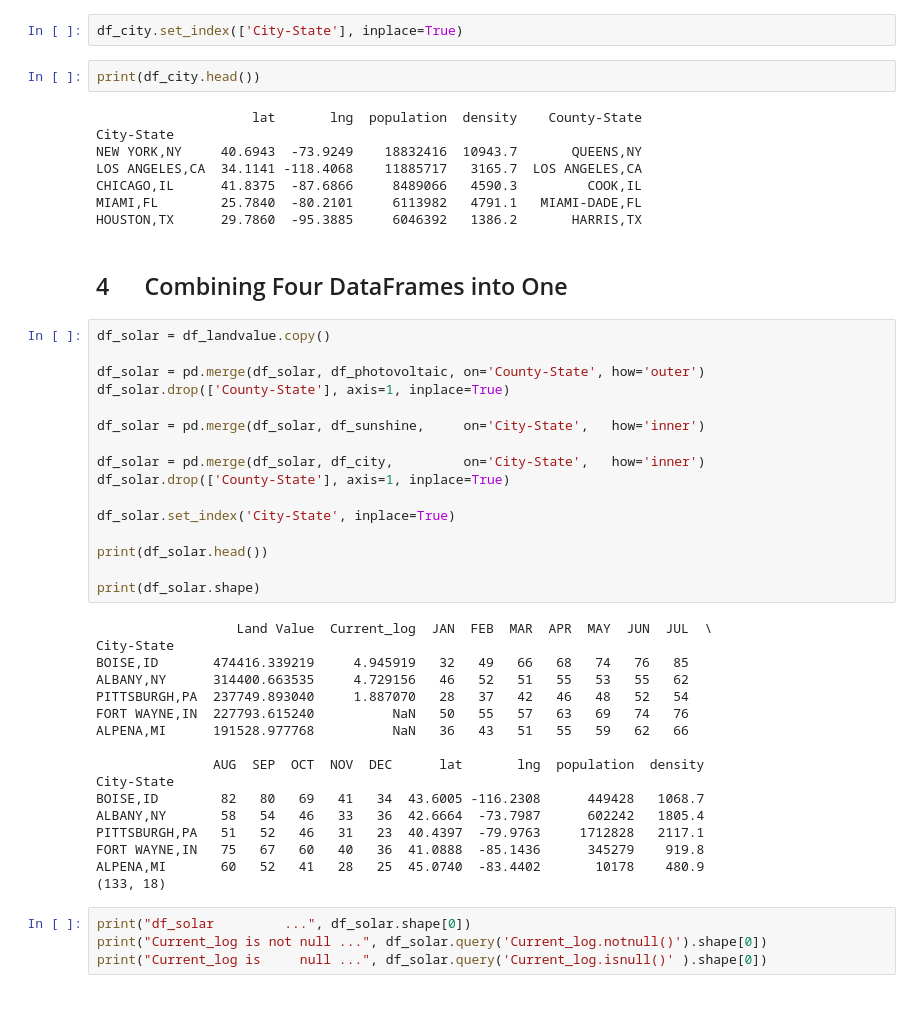
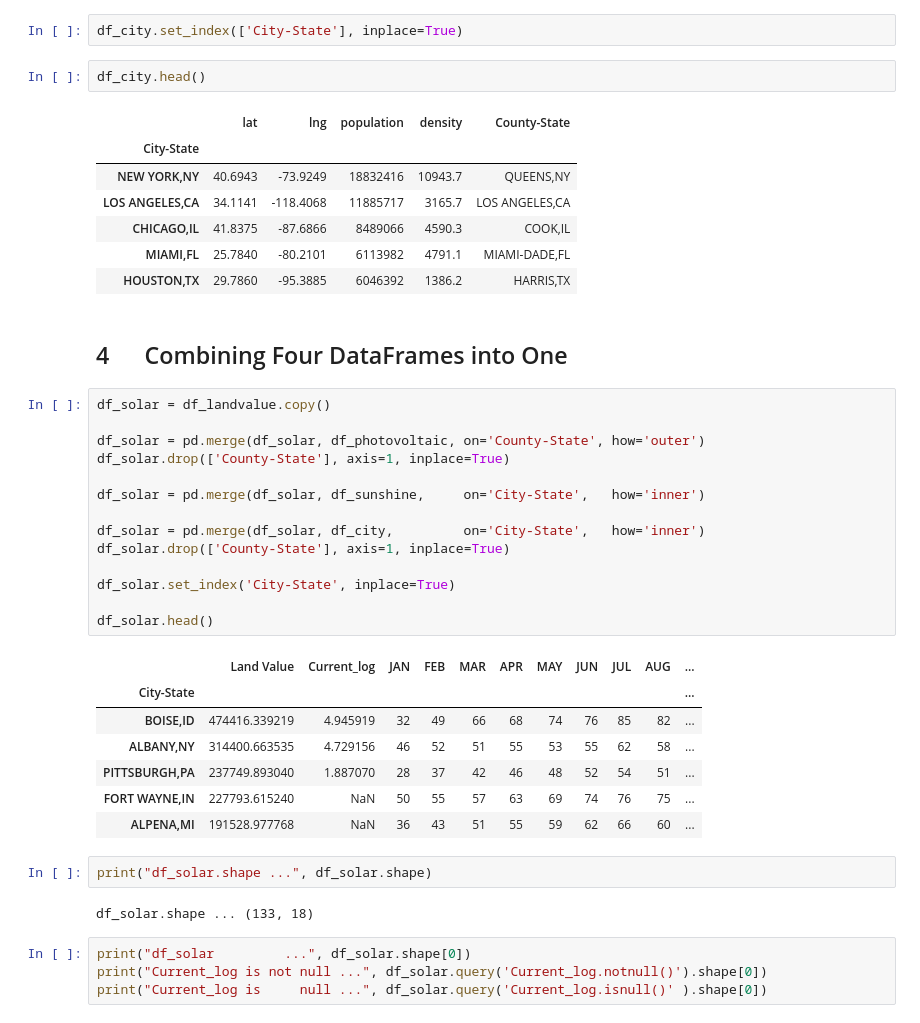
Before and after one commit to Nathan-Oyama-Personal/berkeley-ai, a Jupyter notebook: module20/eda.ipynb, the cells around one changed output. Drawn from its saved outputs; the diff is of its cells as text.

```diff
--- a/module20/eda.ipynb
+++ b/module20/eda.ipynb
@@ -667,50 +604,43 @@ Now you can use the `City-State` column for the index of the city DataFrame.
 # %%
 df_city.set_index(['City-State'], inplace=True)
 # %%
-print(df_city.head())
+df_city.head()
 # %% [output]
-                    lat       lng  population  density    County-State
-City-State
-NEW YORK,NY     40.6943  -73.9249    18832416  10943.7       QUEENS,NY
-LOS ANGELES,CA  34.1141 -118.4068    11885717   3165.7  LOS ANGELES,CA
-CHICAGO,IL      41.8375  -87.6866     8489066   4590.3         COOK,IL
-MIAMI,FL        25.7840  -80.2101     6113982   4791.1   MIAMI-DADE,FL
-HOUSTON,TX      29.7860  -95.3885     6046392   1386.2       HARRIS,TX
+|  | lat | lng | population | density | County-State |
+| City-State |  |  |  |  |  |
+| NEW YORK,NY | 40.6943 | -73.9249 | 18832416 | 10943.7 | QUEENS,NY |
+| LOS ANGELES,CA | 34.1141 | -118.4068 | 11885717 | 3165.7 | LOS ANGELES,CA |
+| CHICAGO,IL | 41.8375 | -87.6866 | 8489066 | 4590.3 | COOK,IL |
+| MIAMI,FL | 25.7840 | -80.2101 | 6113982 | 4791.1 | MIAMI-DADE,FL |
+| HOUSTON,TX | 29.7860 | -95.3885 | 6046392 | 1386.2 | HARRIS,TX |
 # %% [markdown]
 ## 4 &emsp; Combining Four DataFrames into One
 # %%
 df_solar = df_landvalue.copy()
 
 df_solar = pd.merge(df_solar, df_photovoltaic, on='County-State', how='outer')
 df_solar.drop(['County-State'], axis=1, inplace=True)
 
 df_solar = pd.merge(df_solar, df_sunshine,     on='City-State',   how='inner')
 
 df_solar = pd.merge(df_solar, df_city,         on='City-State',   how='inner')
 df_solar.drop(['County-State'], axis=1, inplace=True)
 
 df_solar.set_index('City-State', inplace=True)
 
-print(df_solar.head())
-
-print(df_solar.shape)
+df_solar.head()
 # %% [output]
-                  Land Value  Current_log  JAN  FEB  MAR  APR  MAY  JUN  JUL  \
-City-State
-BOISE,ID       474416.339219     4.945919   32   49   66   68   74   76   85
-ALBANY,NY      314400.663535     4.729156   46   52   51   55   53   55   62
-PITTSBURGH,PA  237749.893040     1.887070   28   37   42   46   48   52   54
-FORT WAYNE,IN  227793.615240          NaN   50   55   57   63   69   74   76
-ALPENA,MI      191528.977768          NaN   36   43   51   55   59   62   66
-
-               AUG  SEP  OCT  NOV  DEC      lat       lng  population  density
-City-State
-BOISE,ID        82   80   69   41   34  43.6005 -116.2308      449428   1068.7
-ALBANY,NY       58   54   46   33   36  42.6664  -73.7987      602242   1805.4
-PITTSBURGH,PA   51   52   46   31   23  40.4397  -79.9763     1712828   2117.1
-FORT WAYNE,IN   75   67   60   40   36  41.0888  -85.1436      345279    919.8
-ALPENA,MI       60   52   41   28   25  45.0740  -83.4402       10178    480.9
-(133, 18)
+|  | Land Value | Current_log | JAN | FEB | MAR | APR | MAY | JUN | JUL | AUG | ... |
+| City-State |  |  |  |  |  |  |  |  |  |  | ... |
+| BOISE,ID | 474416.339219 | 4.945919 | 32 | 49 | 66 | 68 | 74 | 76 | 85 | 82 | ... |
+| ALBANY,NY | 314400.663535 | 4.729156 | 46 | 52 | 51 | 55 | 53 | 55 | 62 | 58 | ... |
+| PITTSBURGH,PA | 237749.893040 | 1.887070 | 28 | 37 | 42 | 46 | 48 | 52 | 54 | 51 | ... |
+| FORT WAYNE,IN | 227793.615240 | NaN | 50 | 55 | 57 | 63 | 69 | 74 | 76 | 75 | ... |
+| ALPENA,MI | 191528.977768 | NaN | 36 | 43 | 51 | 55 | 59 | 62 | 66 | 60 | ... |
+# %%
+print("df_solar.shape ...", df_solar.shape)
+# %% [output]
+df_solar.shape ... (133, 18)
 # %%
 print("df_solar         ...", df_solar.shape[0])
 print("Current_log is not null ...", df_solar.query('Current_log.notnull()').shape[0])
```
Also changed, not shown: parts of 41 cells of this notebook.
